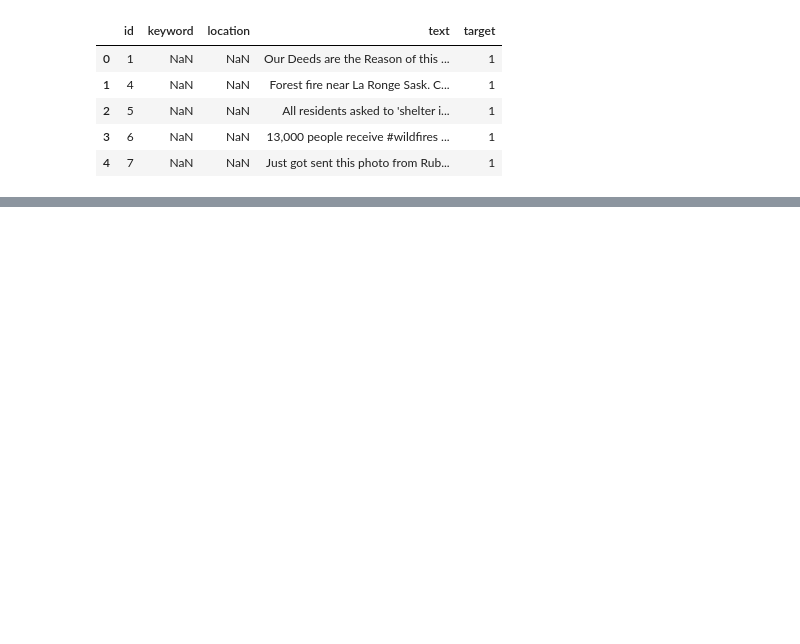
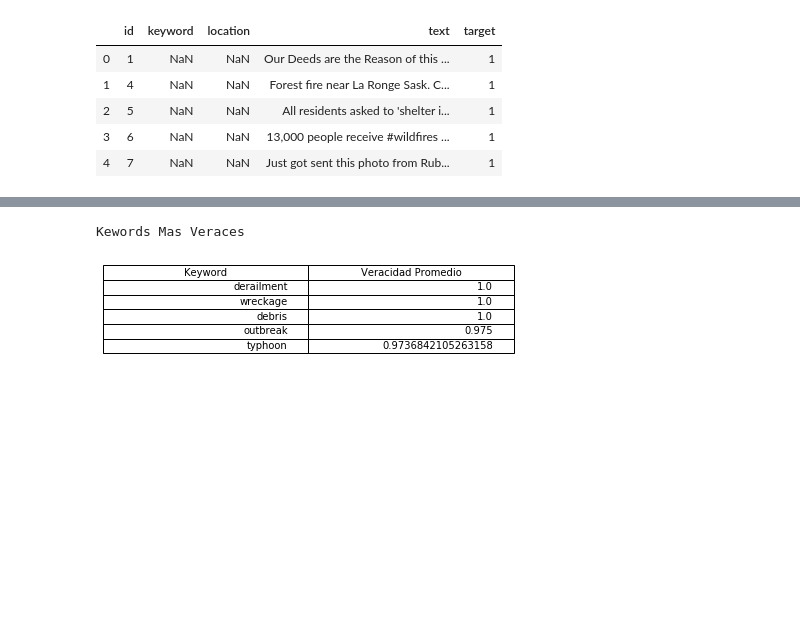
Before and after one commit to FranciscoGauna/TP1-Datos, a Jupyter notebook: Analisis-Feda.ipynb, the cells around one changed output, grey strips where cells are left out. Saved outputs shown, nothing was run; the diff lists cells and outputs as text; code cells hidden in the pictures; blank space fills up the shorter version.

```diff
--- a/Analisis-Feda.ipynb
+++ b/Analisis-Feda.ipynb
@@ -20,0 +66,15 @@ datos.shape
+# %%
+values = values.sort_values(by=1, ascending=False)
+columns = ['Keyword', 'Veracidad Promedio']
+
+fig, ax = plt.subplots()
+fig.patch.set_visible(False)
+ax.axis('off')
+ax.axis('tight')
+tablita = plt.table(cellText=values.head(5).values, colLabels=columns, loc='top')
+fig.tight_layout()
+print('Kewords Mas Veraces')
+plt.show()
+# %% [output]
+Kewords Mas Veraces
+[figure, added]
```
Also changed, not shown: parts of 8 cells of this notebook.
